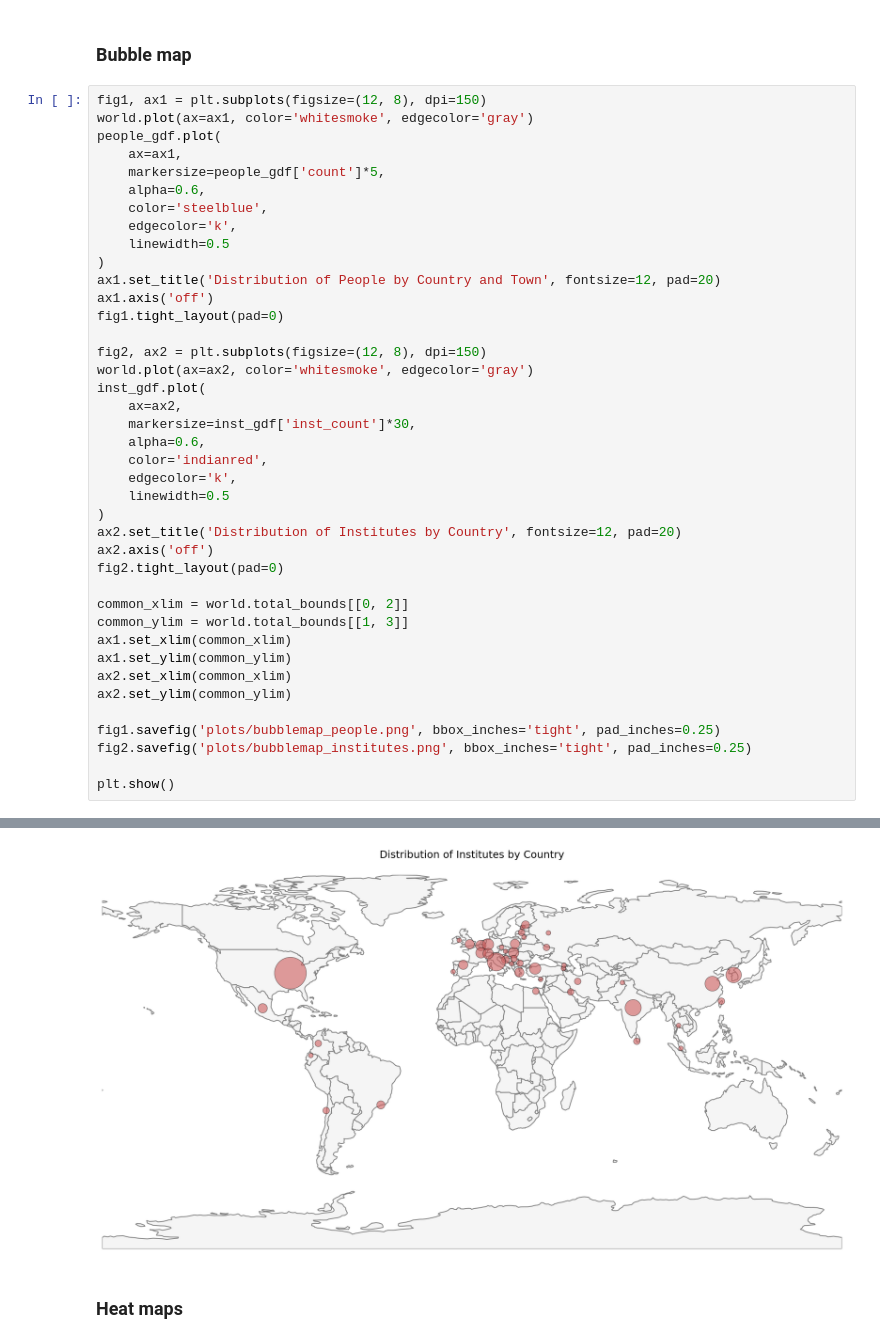
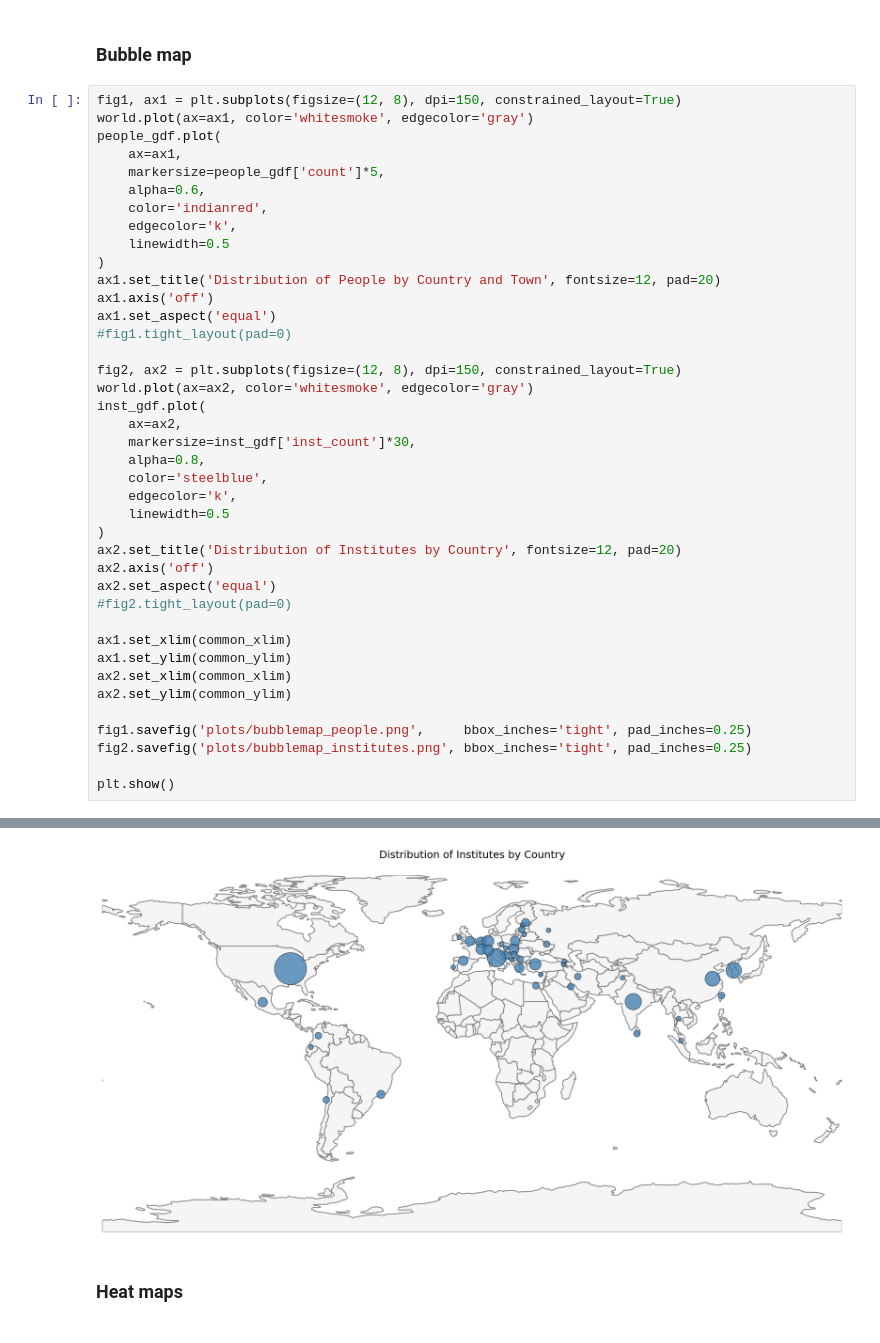
Before and after one commit to phazarik/cms-members-geodata, a Jupyter notebook: analyzeMembers.ipynb, the cells around one changed output, grey strips where cells are left out. Saved outputs shown, nothing was run; the diff lists cells and outputs as text.

```diff
--- a/analyzeMembers.ipynb
+++ b/analyzeMembers.ipynb
@@ -242,42 +248,42 @@ Map and geo-dataframe ready.
 # %% [markdown]
 ### Bubble map
 # %%
-fig1, ax1 = plt.subplots(figsize=(12, 8), dpi=150)
+fig1, ax1 = plt.subplots(figsize=(12, 8), dpi=150, constrained_layout=True)
 world.plot(ax=ax1, color='whitesmoke', edgecolor='gray')
 people_gdf.plot(
     ax=ax1,
     markersize=people_gdf['count']*5,
     alpha=0.6,
-    color='steelblue',
+    color='indianred',
     edgecolor='k',
     linewidth=0.5
 )
 ax1.set_title('Distribution of People by Country and Town', fontsize=12, pad=20)
 ax1.axis('off')
-fig1.tight_layout(pad=0)
+ax1.set_aspect('equal')
+#fig1.tight_layout(pad=0)
 
-fig2, ax2 = plt.subplots(figsize=(12, 8), dpi=150)
+fig2, ax2 = plt.subplots(figsize=(12, 8), dpi=150, constrained_layout=True)
 world.plot(ax=ax2, color='whitesmoke', edgecolor='gray')
 inst_gdf.plot(
     ax=ax2,
     markersize=inst_gdf['inst_count']*30,
-    alpha=0.6,
-    color='indianred',
+    alpha=0.8,
+    color='steelblue',
     edgecolor='k',
     linewidth=0.5
 )
 ax2.set_title('Distribution of Institutes by Country', fontsize=12, pad=20)
 ax2.axis('off')
-fig2.tight_layout(pad=0)
+ax2.set_aspect('equal')
+#fig2.tight_layout(pad=0)
 
-common_xlim = world.total_bounds[[0, 2]]
-common_ylim = world.total_bounds[[1, 3]]
 ax1.set_xlim(common_xlim)
 ax1.set_ylim(common_ylim)
 ax2.set_xlim(common_xlim)
 ax2.set_ylim(common_ylim)
 
-fig1.savefig('plots/bubblemap_people.png', bbox_inches='tight', pad_inches=0.25)
+fig1.savefig('plots/bubblemap_people.png',     bbox_inches='tight', pad_inches=0.25)
 fig2.savefig('plots/bubblemap_institutes.png', bbox_inches='tight', pad_inches=0.25)
 
 plt.show()
@@ -286,4 +292,4 @@ plt.show()
-[figure, old version]
+[figure, new version]
 # %% [markdown]
 ### Heat maps
 # %%
```
Also changed, not shown: parts of 8 cells of this notebook, 8 other files.
